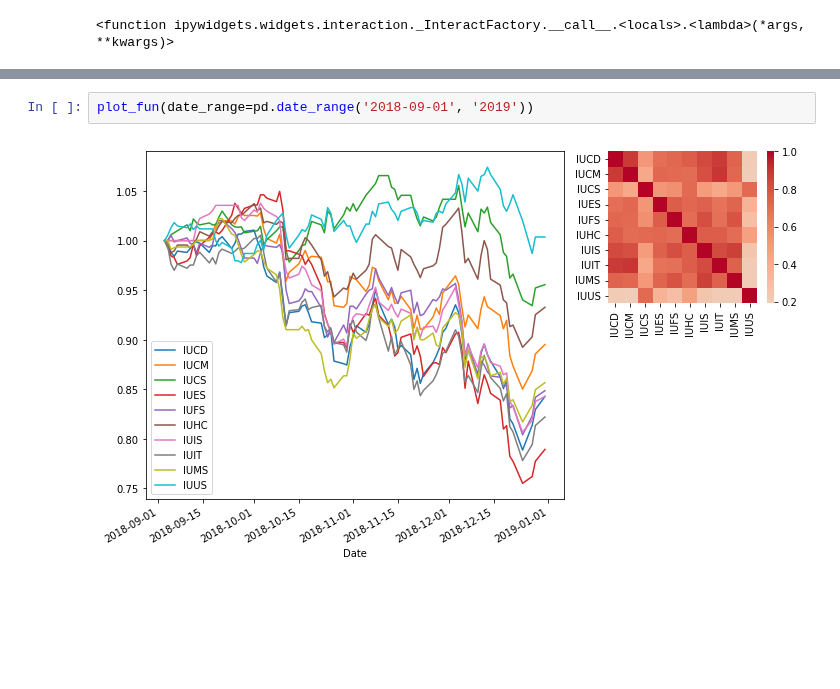
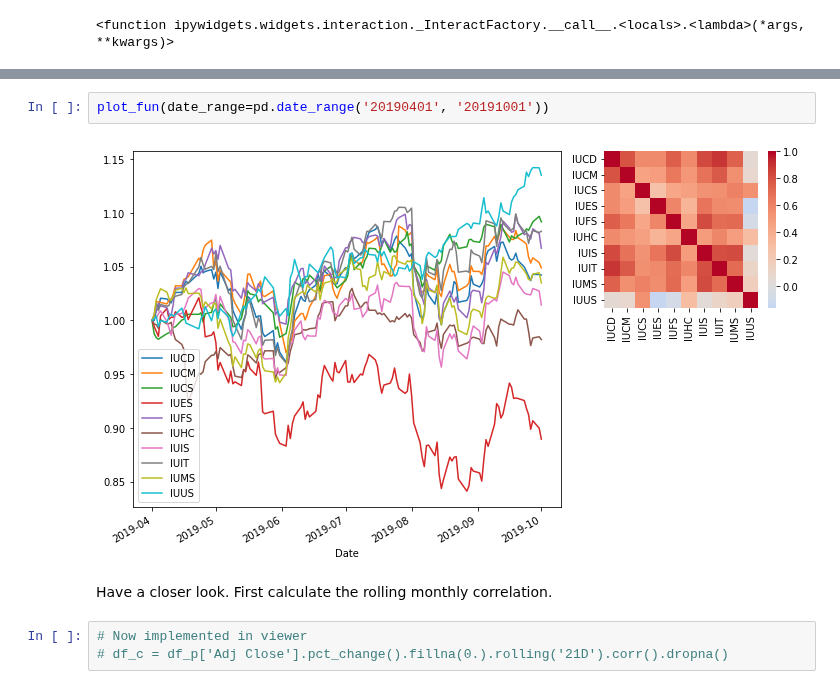
Before and after one commit to mattmcd/PyBayes, a Jupyter notebook: scripts/journal_20220825.ipynb, the cells around one changed output, grey strips where cells are left out. Drawn from its saved outputs; the diff is of its cells as text; blank space fills up the shorter version.

```diff
--- a/scripts/journal_20220825.ipynb
+++ b/scripts/journal_20220825.ipynb
@@ -86,4 +90,9 @@ plot_fun
 # %%
-plot_fun(date_range=pd.date_range('2018-09-01', '2019'))
+plot_fun(date_range=pd.date_range('20190401', '20191001'))
 # %% [output]
-[figure, old version]
+[figure, new version]
+# %% [markdown]
+Have a closer look.  First calculate the rolling monthly correlation.
+# %%
+# Now implemented in viewer
+# df_c = df_p['Adj Close'].pct_change().fillna(0.).rolling('21D').corr().dropna()
```
Also changed, not shown: parts of 11 cells of this notebook, 1 other file.
